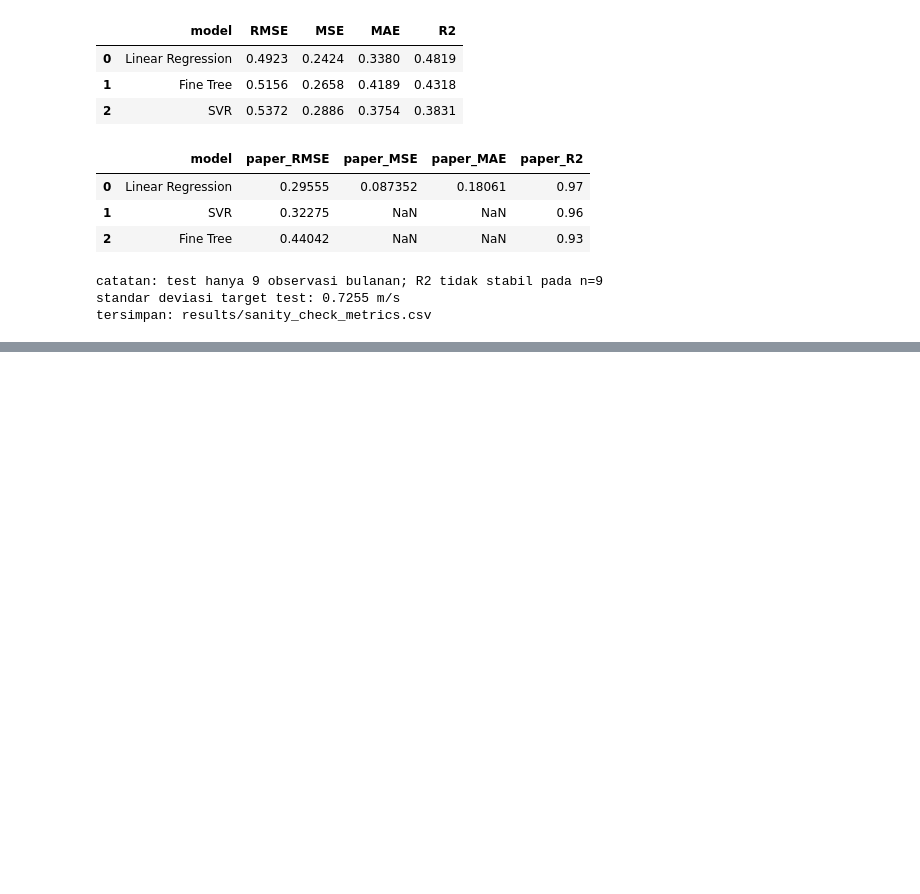
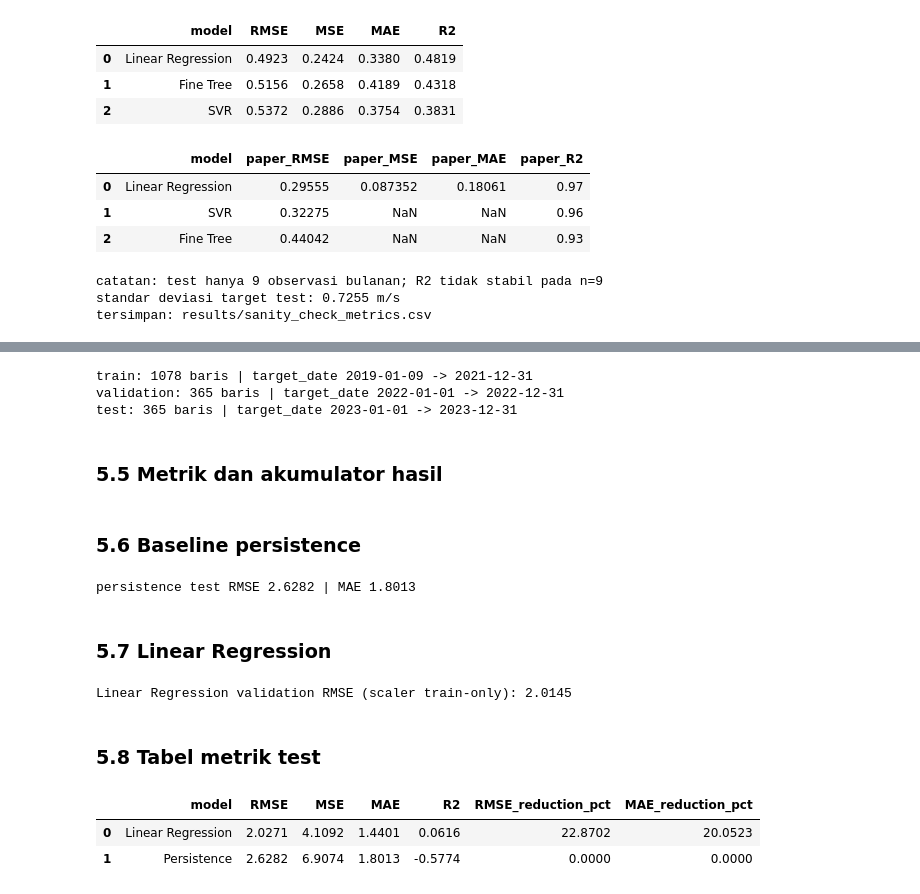
Before and after one commit to Galangzz/machine-learning-wind-speed, a Jupyter notebook: main.ipynb, the cells around one changed output, grey strips where cells are left out. Saved outputs shown, nothing was run; the diff lists cells and outputs as text; code cells hidden in the pictures; blank space fills up the shorter version.

Commit message:
feat: add t+1 dataset and persistence/linear baselines

```diff
--- a/main.ipynb
+++ b/main.ipynb
@@ -337,0 +413,79 @@ tersimpan: results/sanity_check_metrics.csv
+# %%
+train = sup[sup["target_date"] <= pd.Timestamp("2021-12-31")]
+val = sup[(sup["target_date"] >= pd.Timestamp("2022-01-01")) & (sup["target_date"] <= pd.Timestamp("2022-12-31"))]
+test = sup[sup["target_date"] >= pd.Timestamp("2023-01-01")]
+
+assert len(train) + len(val) + len(test) == len(sup)
+assert train["target_date"].max() < val["target_date"].min()
+assert val["target_date"].max() < test["target_date"].min()
+
+for name, part in [("train", train), ("validation", val), ("test", test)]:
+    print(f"{name}: {len(part)} baris | target_date {part['target_date'].min().date()} -> {part['target_date'].max().date()}")
+# %% [output]
+train: 1078 baris | target_date 2019-01-09 -> 2021-12-31
+validation: 365 baris | target_date 2022-01-01 -> 2022-12-31
+test: 365 baris | target_date 2023-01-01 -> 2023-12-31
+# %% [markdown]
+### 5.5 Metrik dan akumulator hasil
+# %%
+def regression_metrics(y_true, y_pred):
+    mse = mean_squared_error(y_true, y_pred)
+    return {
+        "RMSE": float(np.sqrt(mse)),
+        "MSE": float(mse),
+        "MAE": float(mean_absolute_error(y_true, y_pred)),
+        "R2": float(r2_score(y_true, y_pred)),
+    }
+
+
+results = []
+
+def add_result(model_name, y_true, y_pred):
+    row = {"model": model_name, **regression_metrics(y_true, y_pred)}
+    results.append(row)
+    return row
+# %% [markdown]
+### 5.6 Baseline persistence
+# %%
+add_result("Persistence", test["target"], test["wind_speed_lag0"])
+persistence_rmse = results[0]["RMSE"]
+persistence_mae = results[0]["MAE"]
+print(f"persistence test RMSE {persistence_rmse:.4f} | MAE {persistence_mae:.4f}")
+# %% [output]
+persistence test RMSE 2.6282 | MAE 1.8013
+# %% [markdown]
+### 5.7 Linear Regression
+# %%
+lr_scaler = MinMaxScaler(feature_range=(-1, 1))
+X_train_scaled = lr_scaler.fit_transform(train[FEATURES])
+
+assert np.allclose(lr_scaler.data_min_, train[FEATURES].min().to_numpy())
+assert np.allclose(lr_scaler.data_max_, train[FEATURES].max().to_numpy())
+
+lr_train_scaled = LinearRegression().fit(X_train_scaled, train["target"])
+lr_val_rmse = float(np.sqrt(mean_squared_error(val["target"], lr_train_scaled.predict(lr_scaler.transform(val[FEATURES])))))
+print(f"Linear Regression validation RMSE (scaler train-only): {lr_val_rmse:.4f}")
+
+lr_final = make_pipeline(MinMaxScaler(feature_range=(-1, 1)), LinearRegression())
+trainval = pd.concat([train, val])
+lr_final.fit(trainval[FEATURES], trainval["target"])
+
+add_result("Linear Regression", test["target"], lr_final.predict(test[FEATURES]))
+final_models = {"Linear Regression": lr_final}
+# %% [output]
+Linear Regression validation RMSE (scaler train-only): 2.0145
+# %% [markdown]
+### 5.8 Tabel metrik test
+# %%
+metrics_df = pd.DataFrame(results)
+metrics_df["RMSE_reduction_pct"] = 100 * (persistence_rmse - metrics_df["RMSE"]) / persistence_rmse
+metrics_df["MAE_reduction_pct"] = 100 * (persistence_mae - metrics_df["MAE"]) / persistence_mae
+metrics_df = metrics_df.sort_values("RMSE").reset_index(drop=True)
+metrics_df.to_csv(RESULTS_DIR / "test_metrics.csv", index=False)
+
+assert abs(metrics_df.loc[metrics_df["model"] == "Persistence", "RMSE_reduction_pct"].iloc[0]) < 1e-9
+metrics_df.round(4)
+# %% [output]
+|  | model | RMSE | MSE | MAE | R2 | RMSE_reduction_pct | MAE_reduction_pct |
+| 0 | Linear Regression | 2.0271 | 4.1092 | 1.4401 | 0.0616 | 22.8702 | 20.0523 |
+| 1 | Persistence | 2.6282 | 6.9074 | 1.8013 | -0.5774 | 0.0000 | 0.0000 |
```
Also changed, not shown: parts of 8 cells of this notebook, 1 other file.
